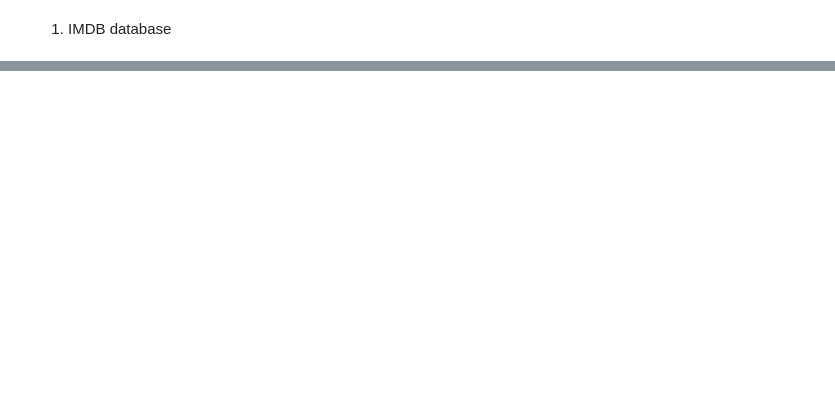
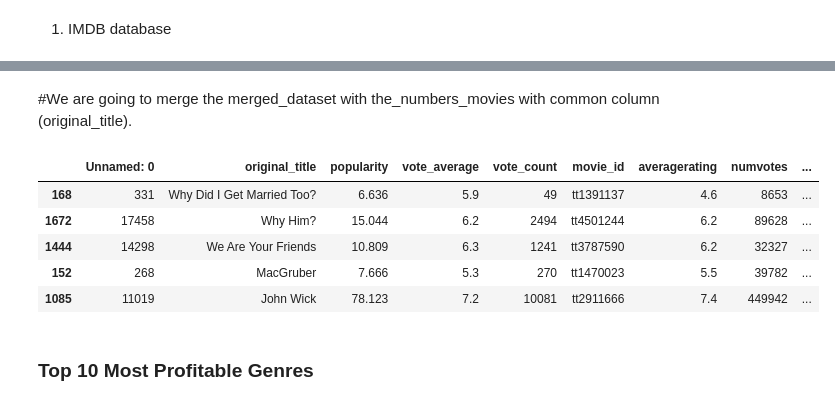
Before and after one commit to Pupity/dsc-phase-1-project, a Jupyter notebook: index.ipynb, the cells around one changed output, grey strips where cells are left out. Drawn from its saved outputs; the diff is of its cells as text; code cells hidden in the pictures; blank space fills up the shorter version.

```diff
--- a/index.ipynb
+++ b/index.ipynb
@@ -326,0 +366,9 @@ tmdb
+# %%
+# Drop all the duplicates from the_numbers_movies
+# DataFrame
+the_numbers.drop_duplicates(subset='movie'\
+                                   , keep='first', inplace=True)
+
+# Changing movie column name to original_title
+the_numbers.rename(columns ={'movie': 'original_title'}, inplace=True)
+the_numbers.head()
@@ -326,0 +402,16 @@ tmdb
+# %% [markdown]
+#We are going to merge the merged_dataset with the_numbers_movies with common column (original_title).
+# %%
+# Merging Two DataFrames and setting column 'genres' as the index
+merged_data = pd.merge(merged_dataset, the_numbers, how='inner', on='original_title')
+
+
+# Viewing 5 sampled rows of the merged DataFrames
+merged_data.sample(5)
+# %% [output]
+|  | Unnamed: 0 | original_title | popularity | vote_average | vote_count | movie_id | averagerating | numvotes | ... |
+| 168 | 331 | Why Did I Get Married Too? | 6.636 | 5.9 | 49 | tt1391137 | 4.6 | 8653 | ... |
+| 1672 | 17458 | Why Him? | 15.044 | 6.2 | 2494 | tt4501244 | 6.2 | 89628 | ... |
+| 1444 | 14298 | We Are Your Friends | 10.809 | 6.3 | 1241 | tt3787590 | 6.2 | 32327 | ... |
+| 152 | 268 | MacGruber | 7.666 | 5.3 | 270 | tt1470023 | 5.5 | 39782 | ... |
+| 1085 | 11019 | John Wick | 78.123 | 7.2 | 10081 | tt2911666 | 7.4 | 449942 | ... |
@@ -326,0 +429,2 @@ tmdb
+# %% [markdown]
+### Top 10 Most Profitable Genres
```
Also changed, not shown: parts of 30 cells of this notebook.
